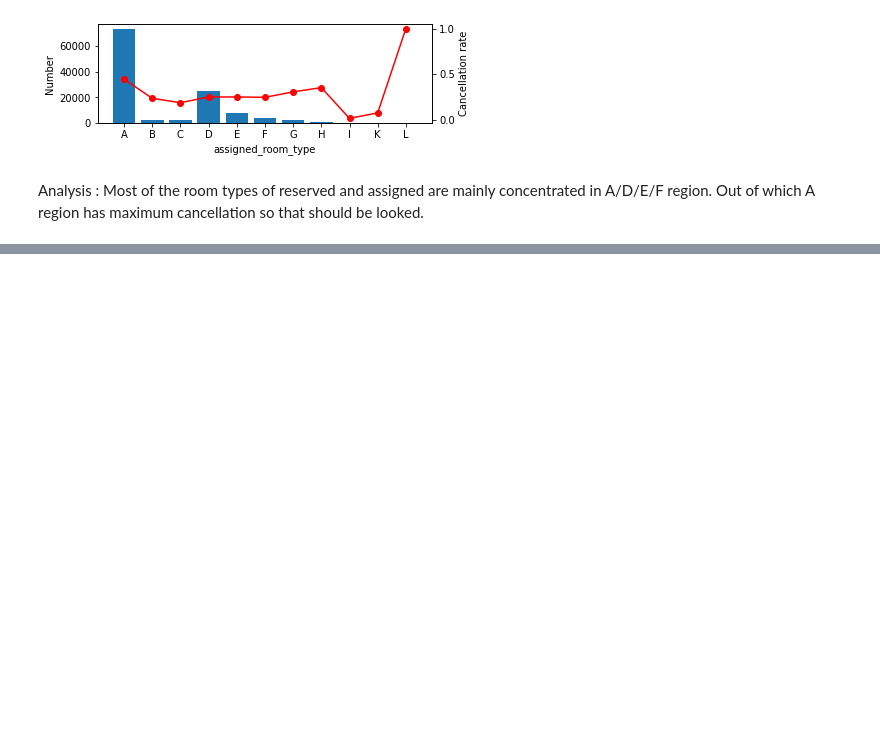
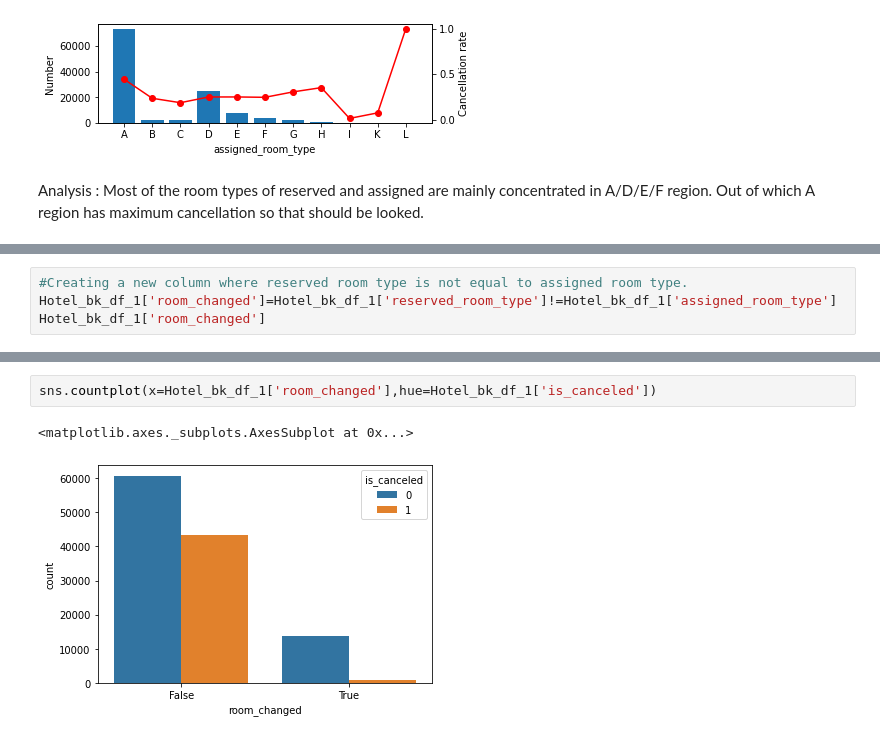
Before and after one commit to Learner890/Hotel-Booking-Analysis, a Jupyter notebook: Copy_of_Hotel_Booking_Analysis_Capstone_Project.ipynb, the cells around one changed output, grey strips where cells are left out. Cells and saved outputs as stored; diff of their text form; blank space fills up the shorter version.

Commit message:
Data Visualization 2

```diff
--- a/Copy_of_Hotel_Booking_Analysis_Capstone_Project.ipynb
+++ b/Copy_of_Hotel_Booking_Analysis_Capstone_Project.ipynb
@@ -306,0 +311,4 @@ Analysis : Most of the room types of reserved and assigned are mainly concentrat
+# %%
+#Creating a new column where reserved room type is not equal to assigned room type.
+Hotel_bk_df_1['room_changed']=Hotel_bk_df_1['reserved_room_type']!=Hotel_bk_df_1['assigned_room_type']
+Hotel_bk_df_1['room_changed']
@@ -306,0 +328,5 @@ Analysis : Most of the room types of reserved and assigned are mainly concentrat
+# %%
+sns.countplot(x=Hotel_bk_df_1['room_changed'],hue=Hotel_bk_df_1['is_canceled'])
+# %% [output]
+<matplotlib.axes._subplots.AxesSubplot at 0x...>
+[figure, added]
```
Also changed, not shown: parts of 15 cells of this notebook.
